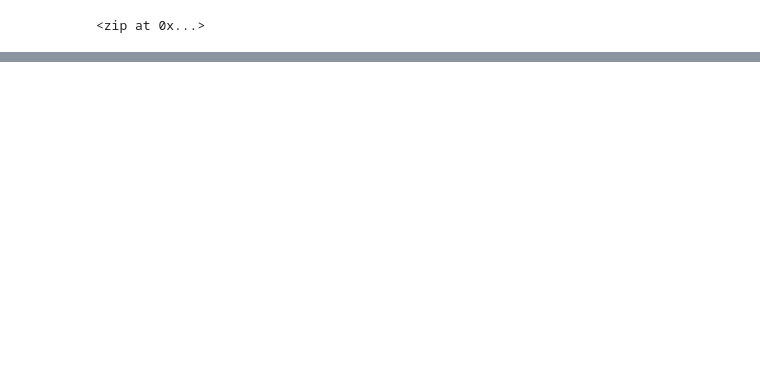
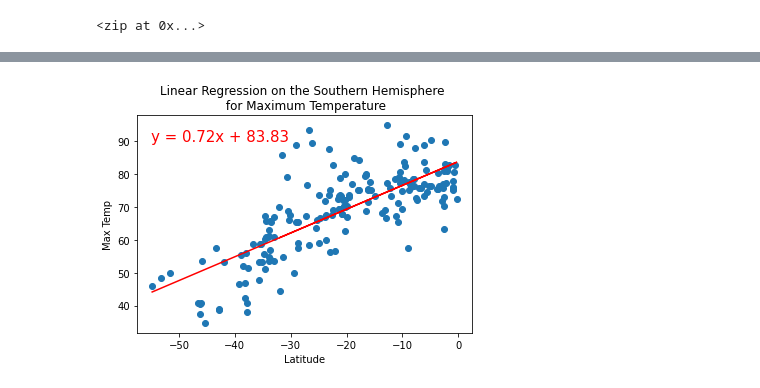
Before and after one commit to SYDsCorner/World_Weather_Analysis, a Jupyter notebook: WeatherPy.ipynb, the cells around one changed output, grey strips where cells are left out. Saved outputs shown, nothing was run; the diff lists cells and outputs as text; code cells hidden in the pictures; blank space fills up the shorter version.

```diff
--- a/WeatherPy.ipynb
+++ b/WeatherPy.ipynb
@@ -247,0 +338,11 @@ plt.show()
+# %%
+# Linear regression on the Southern Hemisphere -- Max Temp
+x_values = southern_hemi_df["Lat"]
+y_values = southern_hemi_df["Max Temp"]
+
+# Call the function.
+plot_linear_regression(x_values, y_values,
+                        'Linear Regression on the Southern Hemisphere \n for Maximum Temperature',
+                        'Max Temp', (-55,90))
+# %% [output]
+[figure, added]
```
Also changed, not shown: parts of 24 cells of this notebook, 5 other files.
